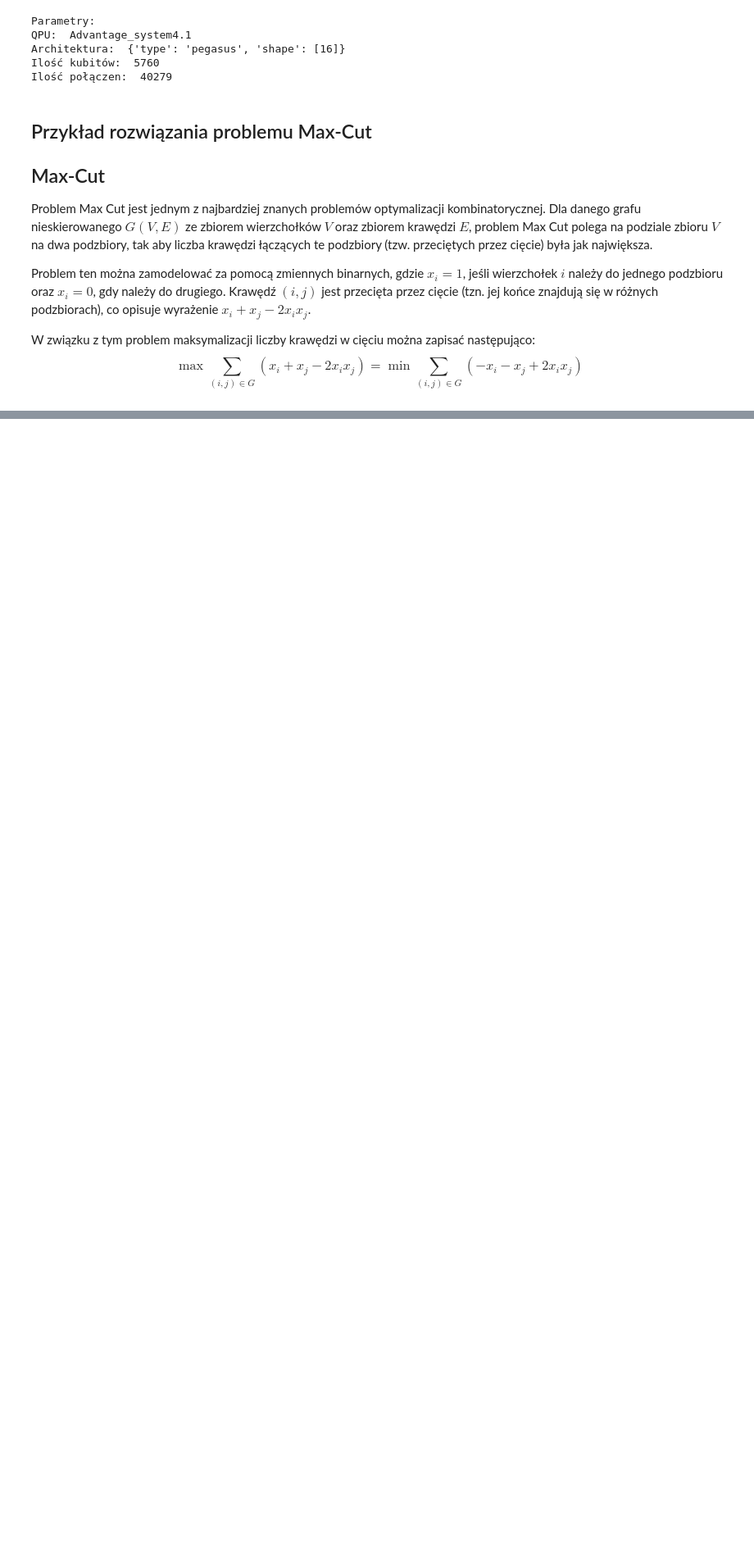
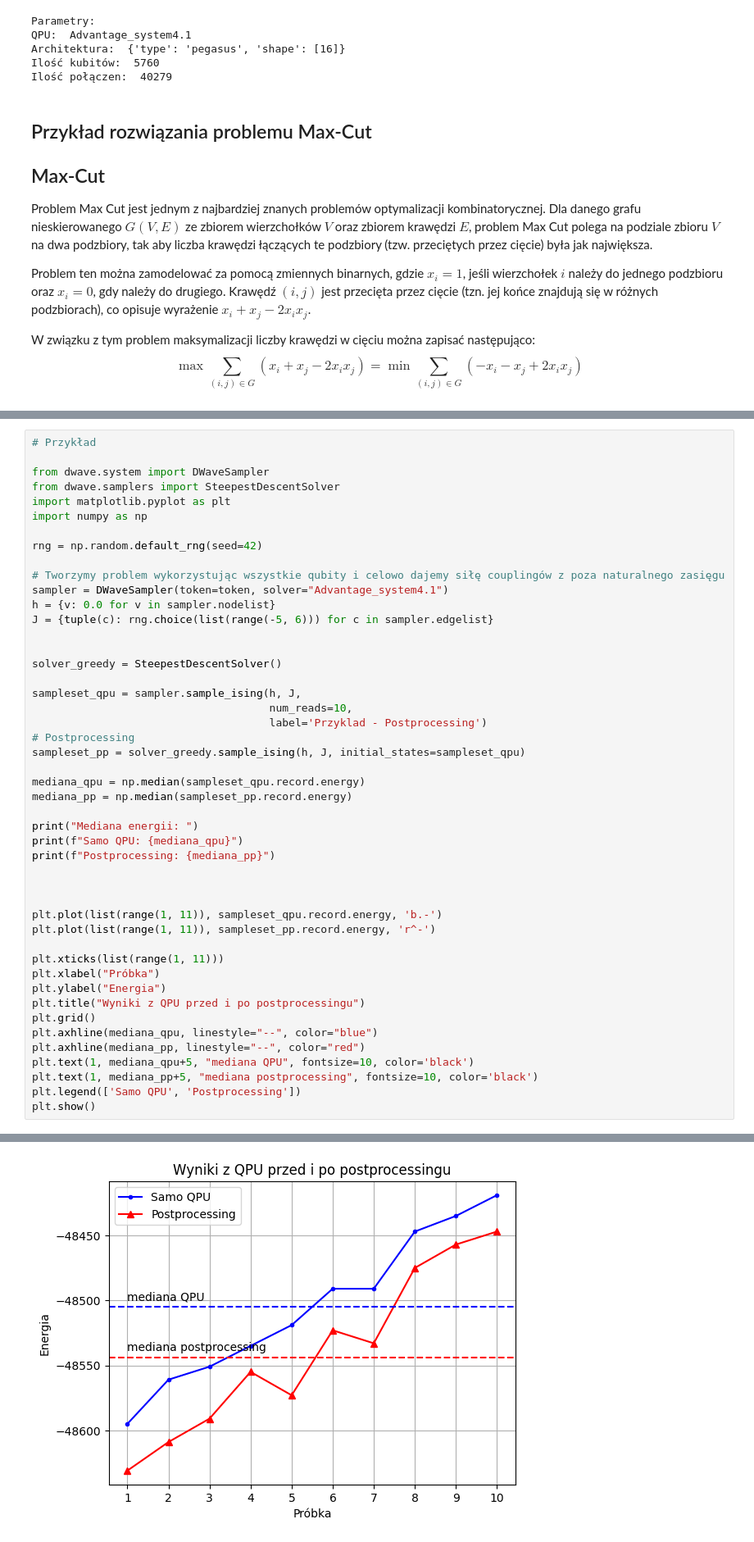
Before and after one commit to iitis/AkademiaSztukiKwantowej, a Jupyter notebook: classical_and_quantum_annealing/Praca_z_wyżarzaczami_kwantowymi.ipynb, the cells around one changed output, grey strips where cells are left out. Shown at 82% size. Saved outputs shown, nothing was run; the diff lists cells and outputs as text; blank space fills up the shorter version.

```diff
--- a/classical_and_quantum_annealing/Praca_z_wyżarzaczami_kwantowymi.ipynb
+++ b/classical_and_quantum_annealing/Praca_z_wyżarzaczami_kwantowymi.ipynb
@@ -234,0 +270,48 @@ nx.draw(graph, node_color=["r" if i in S0 else "c" for i in list(graph.nodes)],
+# %%
+# Przykład
+
+from dwave.system import DWaveSampler
+from dwave.samplers import SteepestDescentSolver
+import matplotlib.pyplot as plt
+import numpy as np
+
+rng = np.random.default_rng(seed=42)
+
+# Tworzymy problem wykorzystując wszystkie qubity i celowo dajemy siłę couplingów z poza naturalnego zasięgu
+sampler = DWaveSampler(token=token, solver="Advantage_system4.1")
+h = {v: 0.0 for v in sampler.nodelist}
+J = {tuple(c): rng.choice(list(range(-5, 6))) for c in sampler.edgelist}
+
+
+solver_greedy = SteepestDescentSolver()
+
+sampleset_qpu = sampler.sample_ising(h, J,
+                                     num_reads=10,
+                                     label='Przyklad - Postprocessing')
+# Postprocessing
+sampleset_pp = solver_greedy.sample_ising(h, J, initial_states=sampleset_qpu)
+
+mediana_qpu = np.median(sampleset_qpu.record.energy)
+mediana_pp = np.median(sampleset_pp.record.energy)
+
+print("Mediana energii: ")
+print(f"Samo QPU: {mediana_qpu}")
+print(f"Postprocessing: {mediana_pp}")
+
+
+
+plt.plot(list(range(1, 11)), sampleset_qpu.record.energy, 'b.-')
+plt.plot(list(range(1, 11)), sampleset_pp.record.energy, 'r^-')
+
+plt.xticks(list(range(1, 11)))
+plt.xlabel("Próbka")
+plt.ylabel("Energia")
+plt.title("Wyniki z QPU przed i po postprocessingu")
+plt.grid()
+plt.axhline(mediana_qpu, linestyle="--", color="blue")
+plt.axhline(mediana_pp, linestyle="--", color="red")
+plt.text(1, mediana_qpu+5, "mediana QPU", fontsize=10, color='black')
+plt.text(1, mediana_pp+5, "mediana postprocessing", fontsize=10, color='black')
+plt.legend(['Samo QPU', 'Postprocessing'])
+plt.show()
+# %% [output]
@@ -234,0 +321 @@ nx.draw(graph, node_color=["r" if i in S0 else "c" for i in list(graph.nodes)],
+[figure, added]
```
Also changed, not shown: parts of 11 cells of this notebook, 2 other files.
